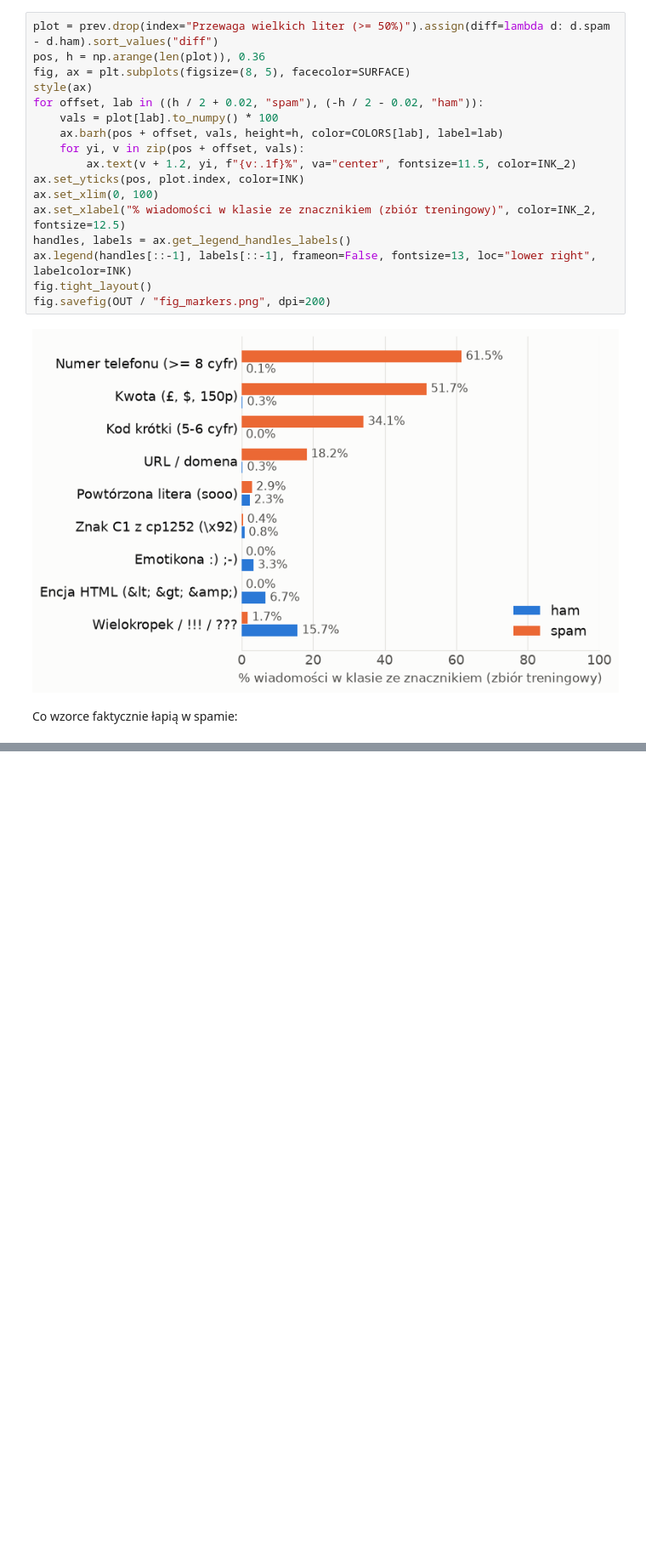
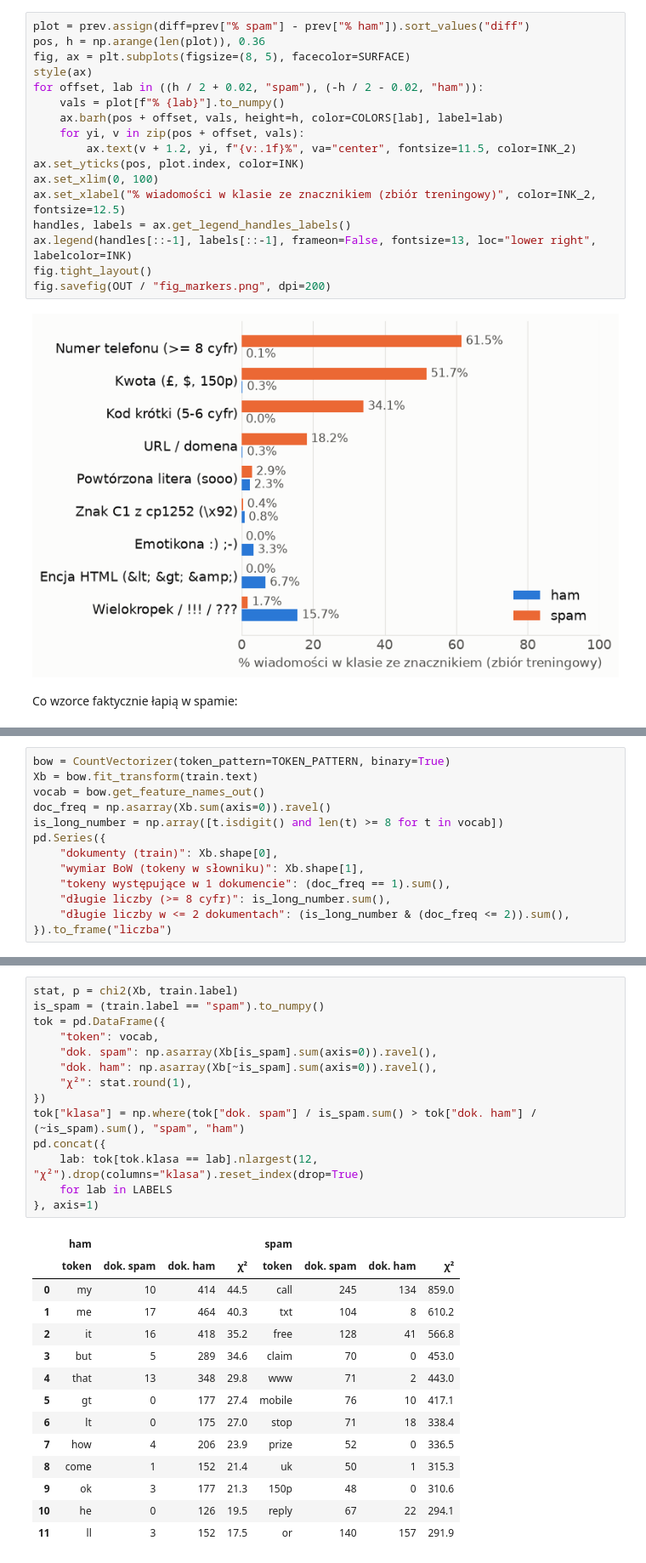
Before and after one commit to YouRekt/DataRepresentation, a Jupyter notebook: notebooks/01_eda.ipynb, the cells around one changed output, grey strips where cells are left out. Shown at 85% size. Cells and saved outputs as stored; diff of their text form; blank space fills up the shorter version.

```diff
--- a/notebooks/01_eda.ipynb
+++ b/notebooks/01_eda.ipynb
@@ -439,10 +612,10 @@ prev.mul(100).round(1)
 # %%
-plot = prev.drop(index="Przewaga wielkich liter (>= 50%)").assign(diff=lambda d: d.spam - d.ham).sort_values("diff")
+plot = prev.assign(diff=prev["% spam"] - prev["% ham"]).sort_values("diff")
 pos, h = np.arange(len(plot)), 0.36
 fig, ax = plt.subplots(figsize=(8, 5), facecolor=SURFACE)
 style(ax)
 for offset, lab in ((h / 2 + 0.02, "spam"), (-h / 2 - 0.02, "ham")):
-    vals = plot[lab].to_numpy() * 100
+    vals = plot[f"% {lab}"].to_numpy()
     ax.barh(pos + offset, vals, height=h, color=COLORS[lab], label=lab)
     for yi, v in zip(pos + offset, vals):
         ax.text(v + 1.2, yi, f"{v:.1f}%", va="center", fontsize=11.5, color=INK_2)
@@ -501,0 +659,13 @@ Name: count, dtype: int64
+# %%
+bow = CountVectorizer(token_pattern=TOKEN_PATTERN, binary=True)
+Xb = bow.fit_transform(train.text)
+vocab = bow.get_feature_names_out()
+doc_freq = np.asarray(Xb.sum(axis=0)).ravel()
+is_long_number = np.array([t.isdigit() and len(t) >= 8 for t in vocab])
+pd.Series({
+    "dokumenty (train)": Xb.shape[0],
+    "wymiar BoW (tokeny w słowniku)": Xb.shape[1],
+    "tokeny występujące w 1 dokumencie": (doc_freq == 1).sum(),
+    "długie liczby (>= 8 cyfr)": is_long_number.sum(),
+    "długie liczby w <= 2 dokumentach": (is_long_number & (doc_freq <= 2)).sum(),
+}).to_frame("liczba")
@@ -501,0 +685,29 @@ Name: count, dtype: int64
+# %%
+stat, p = chi2(Xb, train.label)
+is_spam = (train.label == "spam").to_numpy()
+tok = pd.DataFrame({
+    "token": vocab,
+    "dok. spam": np.asarray(Xb[is_spam].sum(axis=0)).ravel(),
+    "dok. ham": np.asarray(Xb[~is_spam].sum(axis=0)).ravel(),
+    "χ²": stat.round(1),
+})
+tok["klasa"] = np.where(tok["dok. spam"] / is_spam.sum() > tok["dok. ham"] / (~is_spam).sum(), "spam", "ham")
+pd.concat({
+    lab: tok[tok.klasa == lab].nlargest(12, "χ²").drop(columns="klasa").reset_index(drop=True)
+    for lab in LABELS
+}, axis=1)
+# %% [output]
+|  | ham |  |  |  | spam |  |  |  |
+|  | token | dok. spam | dok. ham | χ² | token | dok. spam | dok. ham | χ² |
+| 0 | my | 10 | 414 | 44.5 | call | 245 | 134 | 859.0 |
+| 1 | me | 17 | 464 | 40.3 | txt | 104 | 8 | 610.2 |
+| 2 | it | 16 | 418 | 35.2 | free | 128 | 41 | 566.8 |
+| 3 | but | 5 | 289 | 34.6 | claim | 70 | 0 | 453.0 |
+| 4 | that | 13 | 348 | 29.8 | www | 71 | 2 | 443.0 |
+| 5 | gt | 0 | 177 | 27.4 | mobile | 76 | 10 | 417.1 |
+| 6 | lt | 0 | 175 | 27.0 | stop | 71 | 18 | 338.4 |
+| 7 | how | 4 | 206 | 23.9 | prize | 52 | 0 | 336.5 |
+| 8 | come | 1 | 152 | 21.4 | uk | 50 | 1 | 315.3 |
+| 9 | ok | 3 | 177 | 21.3 | 150p | 48 | 0 | 310.6 |
+| 10 | he | 0 | 126 | 19.5 | reply | 67 | 22 | 294.1 |
+| 11 | ll | 3 | 152 | 17.5 | or | 140 | 157 | 291.9 |
```
Also changed, not shown: parts of 63 cells of this notebook, 6 other files.
